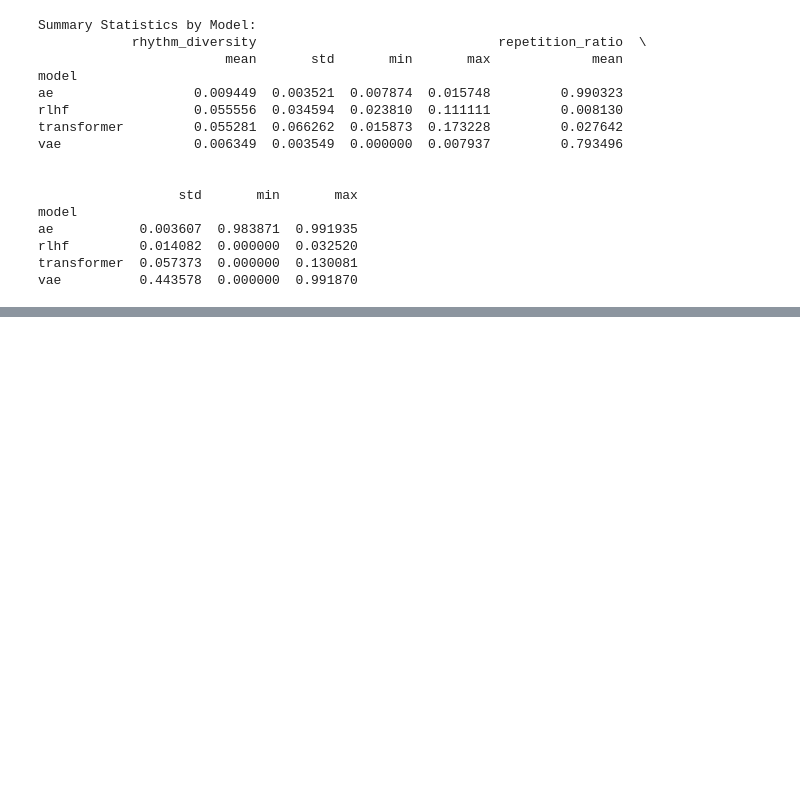
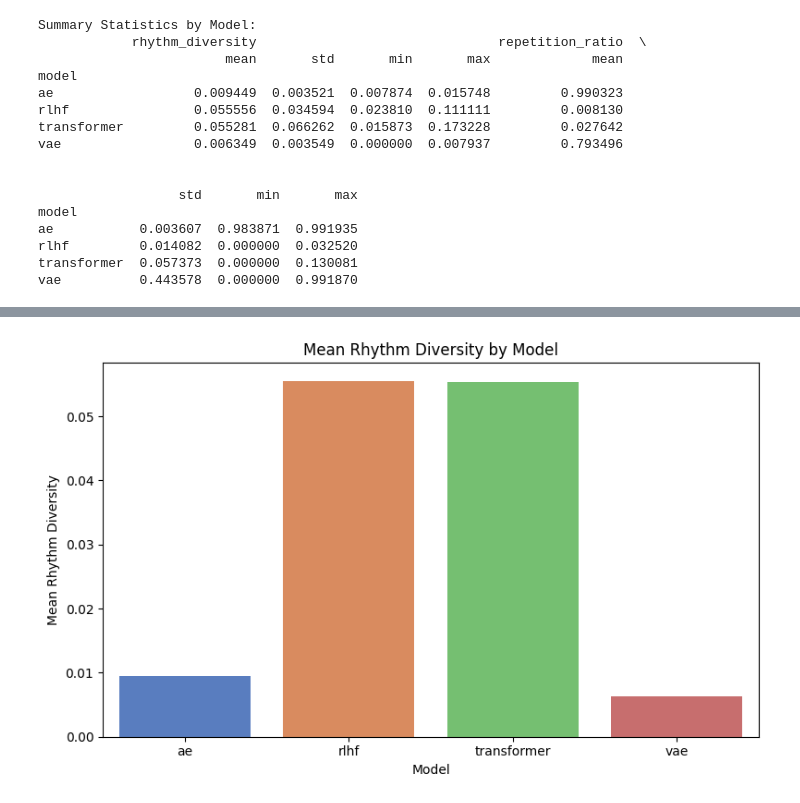
Before and after one commit to debashissaha-bst/music-generation-unsupervised, a Jupyter notebook: notebooks/visualization.ipynb, the cells around one changed output, grey strips where cells are left out. Drawn from its saved outputs; the diff is of its cells as text; code cells hidden in the pictures; blank space fills up the shorter version.

Commit message:
Add model charts and distributions.

```diff
--- a/notebooks/visualization.ipynb
+++ b/notebooks/visualization.ipynb
@@ -108,3 +108,85 @@ ae           0.003607  0.983871  0.991935
 rlhf         0.014082  0.000000  0.032520
 transformer  0.057373  0.000000  0.130081
 vae          0.443578  0.000000  0.991870
+# %%
+# Compute model-average metrics and additional visualizations
+model_summary = (
+    df.groupby('model')
+    .agg(
+        rhythm_diversity_mean=('rhythm_diversity', 'mean'),
+        rhythm_diversity_std=('rhythm_diversity', 'std'),
+        repetition_ratio_mean=('repetition_ratio', 'mean'),
+        repetition_ratio_std=('repetition_ratio', 'std'),
+        count=('file', 'count'),
+    )
+    .reset_index()
+)
+
+print("Model summary statistics:")
+print(model_summary)
+
+plt.figure(figsize=(8, 5))
+sns.barplot(data=model_summary, x='model', y='rhythm_diversity_mean', palette='muted')
+plt.title('Mean Rhythm Diversity by Model')
+plt.ylabel('Mean Rhythm Diversity')
+plt.xlabel('Model')
+plt.tight_layout()
+plt.show()
+
+plt.figure(figsize=(8, 5))
+sns.barplot(data=model_summary, x='model', y='repetition_ratio_mean', palette='muted')
+plt.title('Mean Repetition Ratio by Model')
+plt.ylabel('Mean Repetition Ratio')
+plt.xlabel('Model')
+plt.tight_layout()
+plt.show()
+
+# Distribution plots for metrics
+fig, axes = plt.subplots(1, 2, figsize=(14, 5))
+sns.histplot(data=df, x='rhythm_diversity', hue='model', kde=True, multiple='stack', ax=axes[0])
+axes[0].set_title('Rhythm Diversity Distribution by Model')
+axes[0].set_xlabel('Rhythm Diversity')
+
+sns.histplot(data=df, x='repetition_ratio', hue='model', kde=True, multiple='stack', ax=axes[1])
+axes[1].set_title('Repetition Ratio Distribution by Model')
+axes[1].set_xlabel('Repetition Ratio')
+
+plt.tight_layout()
+plt.show()
+
+# Correlation heatmap
+metric_cols = [col for col in df.columns if col in ['rhythm_diversity', 'repetition_ratio', 'pitch_hist_sim']]
+if metric_cols:
+    corr = df[metric_cols].corr()
+    plt.figure(figsize=(6, 5))
+    sns.heatmap(corr, annot=True, cmap='coolwarm', vmin=-1, vmax=1)
+    plt.title('Metric Correlation Heatmap')
+    plt.tight_layout()
+    plt.show()
+
+# Scatter with file labels for highest and lowest rhythm diversity
+sorted_df = df.sort_values('rhythm_diversity', ascending=False)
+if len(sorted_df) >= 3:
+    top3 = sorted_df.head(3)
+    bottom3 = sorted_df.tail(3)
+    labeled_df = pd.concat([top3, bottom3])
+    plt.figure(figsize=(10, 6))
+    sns.scatterplot(data=df, x='rhythm_diversity', y='repetition_ratio', hue='model', s=100)
+    for _, row in labeled_df.iterrows():
+        plt.text(row['rhythm_diversity'] + 0.002, row['repetition_ratio'] + 0.002, row['file'], fontsize=8)
+    plt.title('Rhythm Diversity vs Repetition Ratio with Extremes Labeled')
+    plt.xlabel('Rhythm Diversity')
+    plt.ylabel('Repetition Ratio')
+    plt.tight_layout()
+    plt.show()
+
+# If pitch histogram similarity exists, plot it by model
+if 'pitch_hist_sim' in df.columns:
+    plt.figure(figsize=(8, 5))
+    sns.barplot(data=df, x='model', y='pitch_hist_sim', estimator='mean', ci='sd', palette='pastel')
+    plt.title('Mean Pitch Histogram Similarity by Model')
+    plt.ylabel('Pitch Histogram Similarity')
+    plt.xlabel('Model')
+    plt.tight_layout()
+    plt.show()
+# %% [output]
@@ -110,0 +208 @@ vae          0.443578  0.000000  0.991870
+[figure, added]
```
Also changed, not shown: parts of 1 cell of this notebook, 1 other file.
